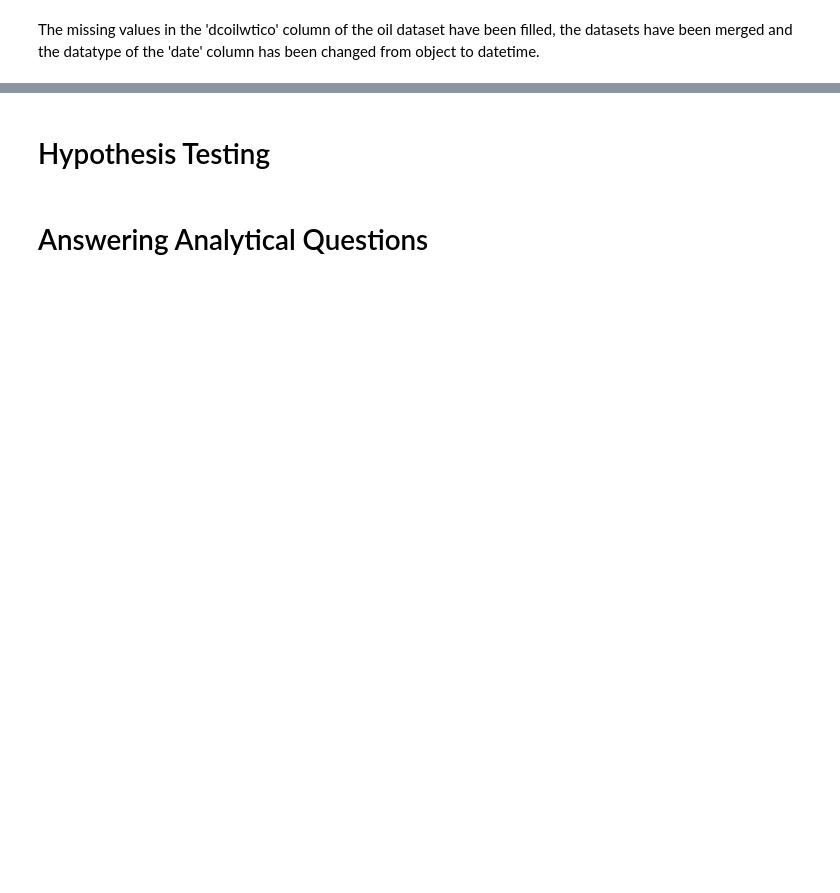
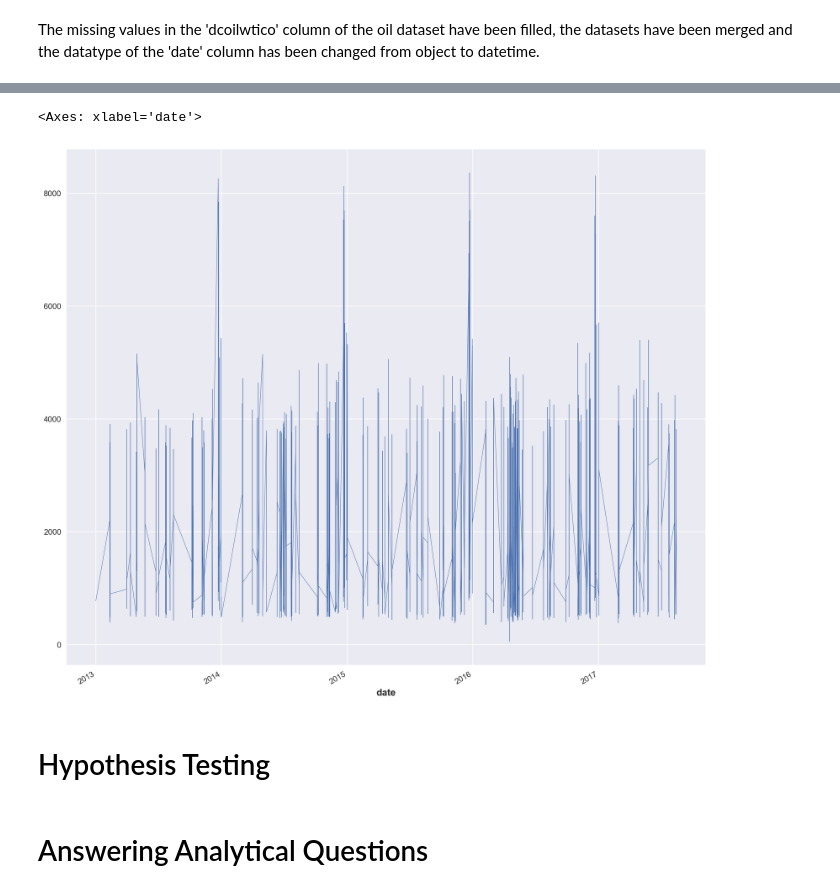
Before and after one commit to iameberedavid/Time-Series-Forecasting-Analysis-For-Corporation-Favorita, a Jupyter notebook: Jupyter Notebook.ipynb, the cells around one changed output, grey strips where cells are left out. Drawn from its saved outputs; the diff is of its cells as text; code cells hidden in the pictures; blank space fills up the shorter version.

Commit message:
Visualized the transactions column

```diff
--- a/Jupyter Notebook.ipynb
+++ b/Jupyter Notebook.ipynb
@@ -357,0 +601,5 @@ train_merged.sample(8, random_state = 42)
+# %%
+# Set the 'date' column as index
+
+train_merged = train_merged.set_index('date')
+train_merged.head()
@@ -358,3 +615,9 @@ train_merged.sample(8, random_state = 42)
+# %%
+plt.figure(figsize=(12,10))
+train_merged['transactions'].plot(linewidth=0.5)
+# %% [output]
+<Axes: xlabel='date'>
+[figure, added]
 # %% [markdown]
 # Hypothesis Testing
 # %% [markdown]
```
Also changed, not shown: parts of 38 cells of this notebook.
